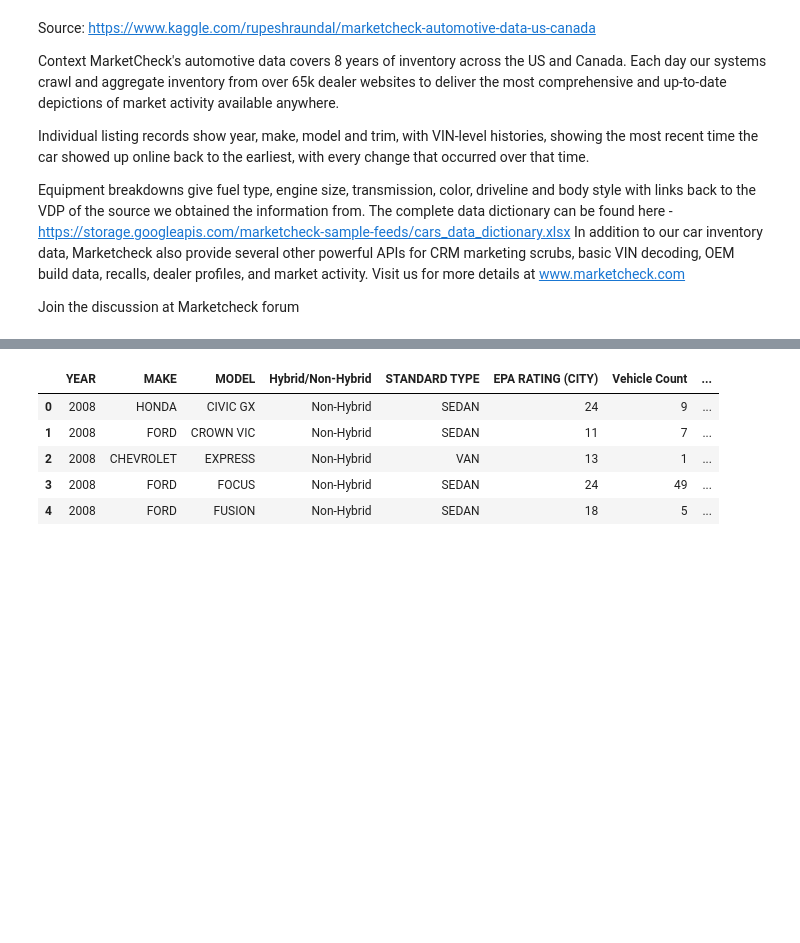
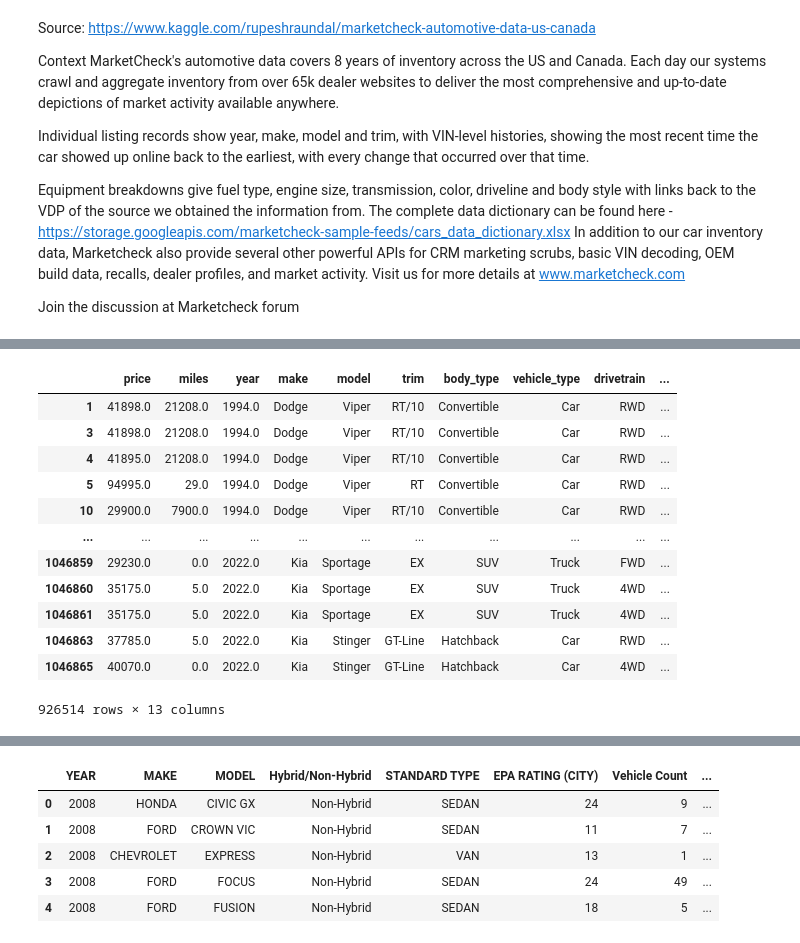
Before and after one commit to conwaykylej/Group-Project-2, a Jupyter notebook: used_car_listings.ipynb, the cells around one changed output, grey strips where cells are left out. Saved outputs shown, nothing was run; the diff lists cells and outputs as text; code cells hidden in the pictures; blank space fills up the shorter version.

```diff
--- a/used_car_listings.ipynb
+++ b/used_car_listings.ipynb
@@ -39,0 +44,16 @@ used_cars.describe()
+# %%
+used_cars.dropna()
+# %% [output]
+|  | price | miles | year | make | model | trim | body_type | vehicle_type | drivetrain | ... |
+| 1 | 41898.0 | 21208.0 | 1994.0 | Dodge | Viper | RT/10 | Convertible | Car | RWD | ... |
+| 3 | 41898.0 | 21208.0 | 1994.0 | Dodge | Viper | RT/10 | Convertible | Car | RWD | ... |
+| 4 | 41895.0 | 21208.0 | 1994.0 | Dodge | Viper | RT/10 | Convertible | Car | RWD | ... |
+| 5 | 94995.0 | 29.0 | 1994.0 | Dodge | Viper | RT | Convertible | Car | RWD | ... |
+| 10 | 29900.0 | 7900.0 | 1994.0 | Dodge | Viper | RT/10 | Convertible | Car | RWD | ... |
+| ... | ... | ... | ... | ... | ... | ... | ... | ... | ... | ... |
+| 1046859 | 29230.0 | 0.0 | 2022.0 | Kia | Sportage | EX | SUV | Truck | FWD | ... |
+| 1046860 | 35175.0 | 5.0 | 2022.0 | Kia | Sportage | EX | SUV | Truck | 4WD | ... |
+| 1046861 | 35175.0 | 5.0 | 2022.0 | Kia | Sportage | EX | SUV | Truck | 4WD | ... |
+| 1046863 | 37785.0 | 5.0 | 2022.0 | Kia | Stinger | GT-Line | Hatchback | Car | RWD | ... |
+| 1046865 | 40070.0 | 0.0 | 2022.0 | Kia | Stinger | GT-Line | Hatchback | Car | 4WD | ... |
+926514 rows × 13 columns
```
Also changed, not shown: parts of 9 cells of this notebook, 1 other file.
